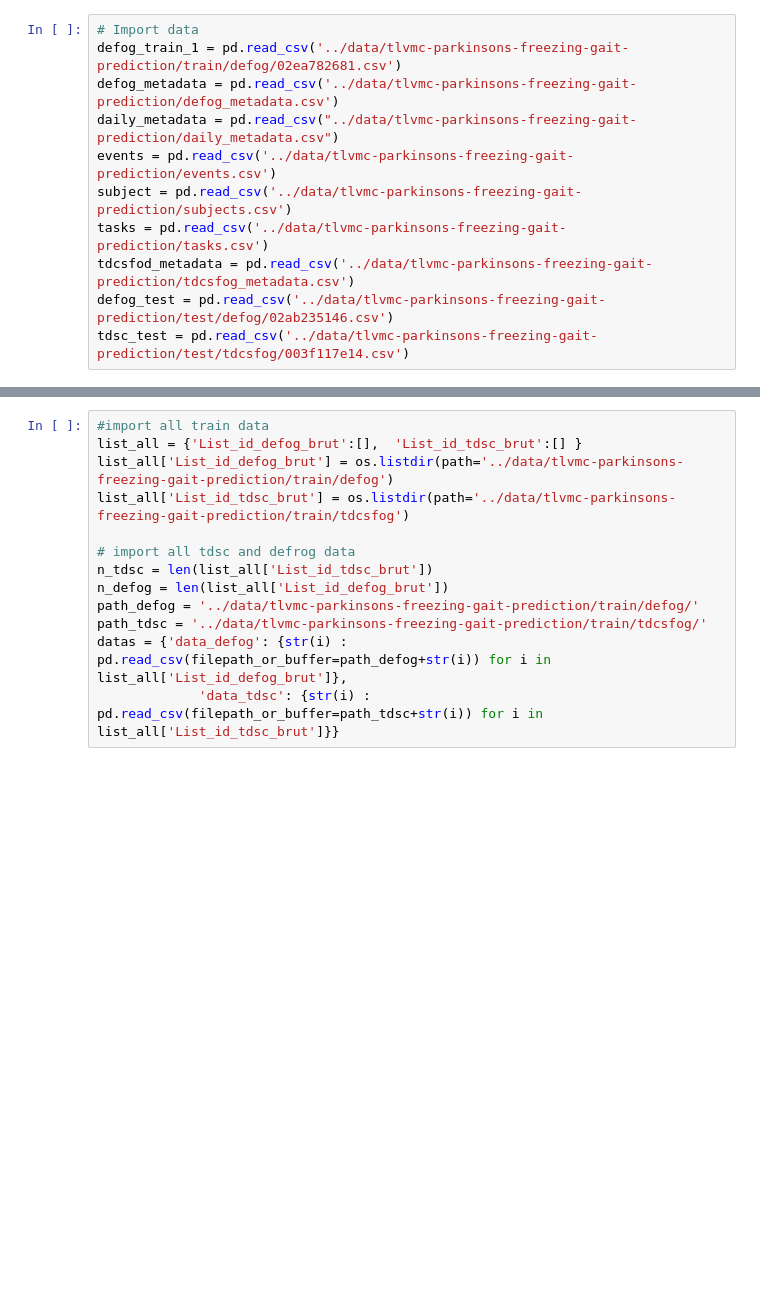
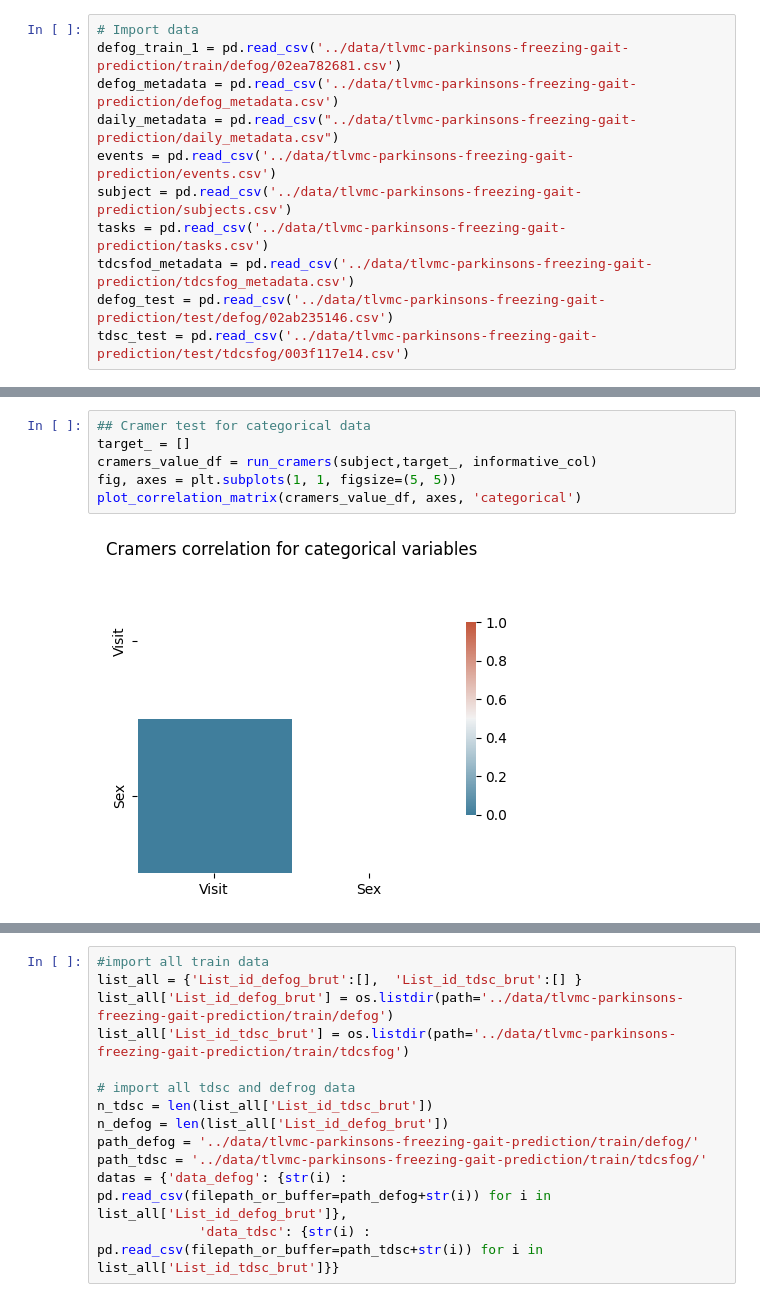
Before and after one commit to Mehdyhkn/Parkison-s-freezing, a Jupyter notebook: notebook/Processing.ipynb, the cells around one changed output, grey strips where cells are left out. Cells and saved outputs as stored; diff of their text form; blank space fills up the shorter version.

```diff
--- a/notebook/Processing.ipynb
+++ b/notebook/Processing.ipynb
@@ -41,0 +263,8 @@ tdsc_test = pd.read_csv('../data/tlvmc-parkinsons-freezing-gait-prediction/test/
+# %%
+## Cramer test for categorical data
+target_ = []
+cramers_value_df = run_cramers(subject,target_, informative_col)
+fig, axes = plt.subplots(1, 1, figsize=(5, 5))
+plot_correlation_matrix(cramers_value_df, axes, 'categorical')
+# %% [output]
+[figure, added]
```
Also changed, not shown: parts of 32 cells of this notebook, 2 other files.
